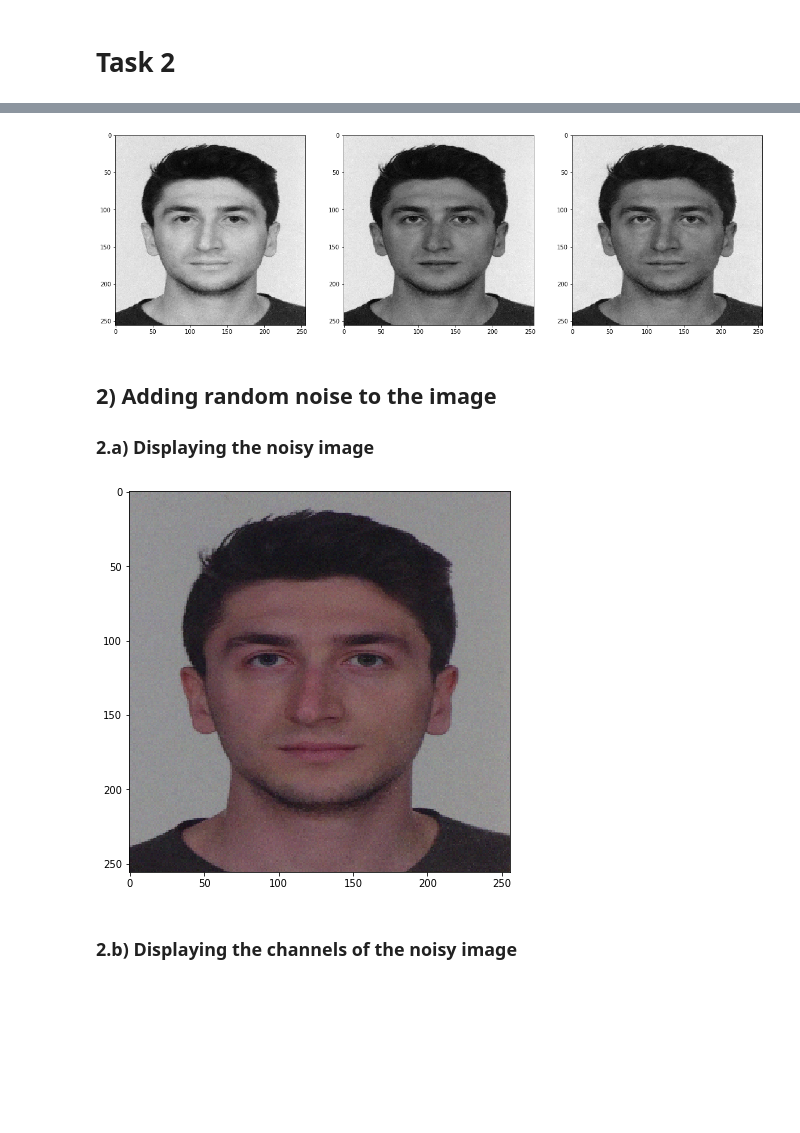
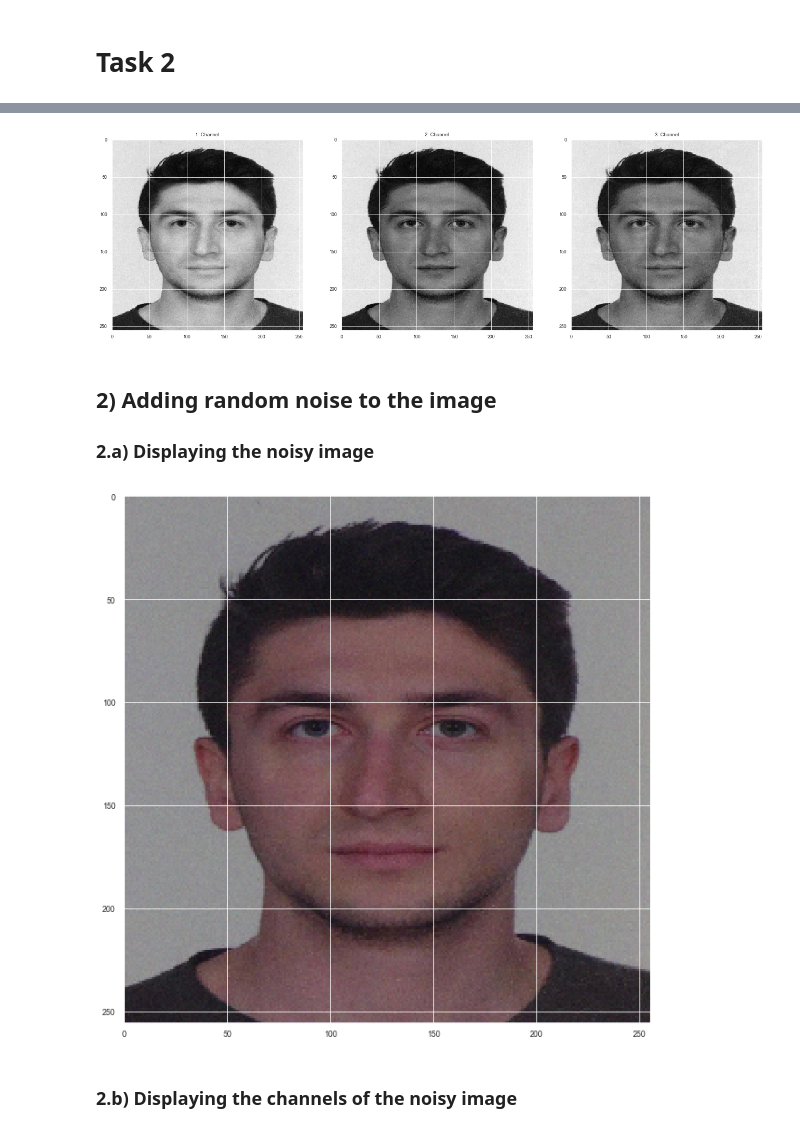
Before and after one commit to kubilay-yavuz/fall19-kubilay-yavuz, a Jupyter notebook: HW2/IE582-HW2.ipynb, the cells around one changed output, grey strips where cells are left out. Cells and saved outputs as stored; diff of their text form; code cells hidden in the pictures; blank space fills up the shorter version.

```diff
--- a/HW2/IE582-HW2.ipynb
+++ b/HW2/IE582-HW2.ipynb
@@ -7,7 +7,11 @@
 import pandas as pd
 import matplotlib.pyplot as plt
 import seaborn as sns
+plt.style.use('fivethirtyeight')
+sns.set_context("paper")
+sns.set_style("darkgrid")
 import numpy as np
+from mpl_toolkits import mplot3d
 # %% [markdown]
 # Part 1
 
@@ -140,21 +255,22 @@ plt.imshow(pic,cmap="gray")
 # %%
 fig,ax=plt.subplots(1,3,figsize=(20,15))
 for i in range(3):
+    ax[i].set_title("{}. Channel".format(i+1))
     ax[i].imshow(pic[:,:,i],cmap="gray")
 # %% [output]
-[figure, old version]
+[figure, new version]
 # %% [markdown]
 ## 2) Adding random noise to the image
 ### 2.a) Displaying the noisy image
 # %%
 noise=np.random.uniform(pic.min(),pic.max()/10,size=pic.size).astype(int)
 noise=noise.reshape(pic.shape)
 pic_noisy=pic+noise
-plt.figure(figsize=(7,7))
+plt.figure(figsize=(10,10))
 plt.imshow(pic_noisy)
 pic_noisy=pic_noisy.astype("uint8")
 # %% [output]
-[figure, old version]
+[figure, new version]
 # %% [markdown]
 ### 2.b) Displaying the channels of the noisy image
 # %%
```
Also changed, not shown: parts of 24 cells of this notebook.
